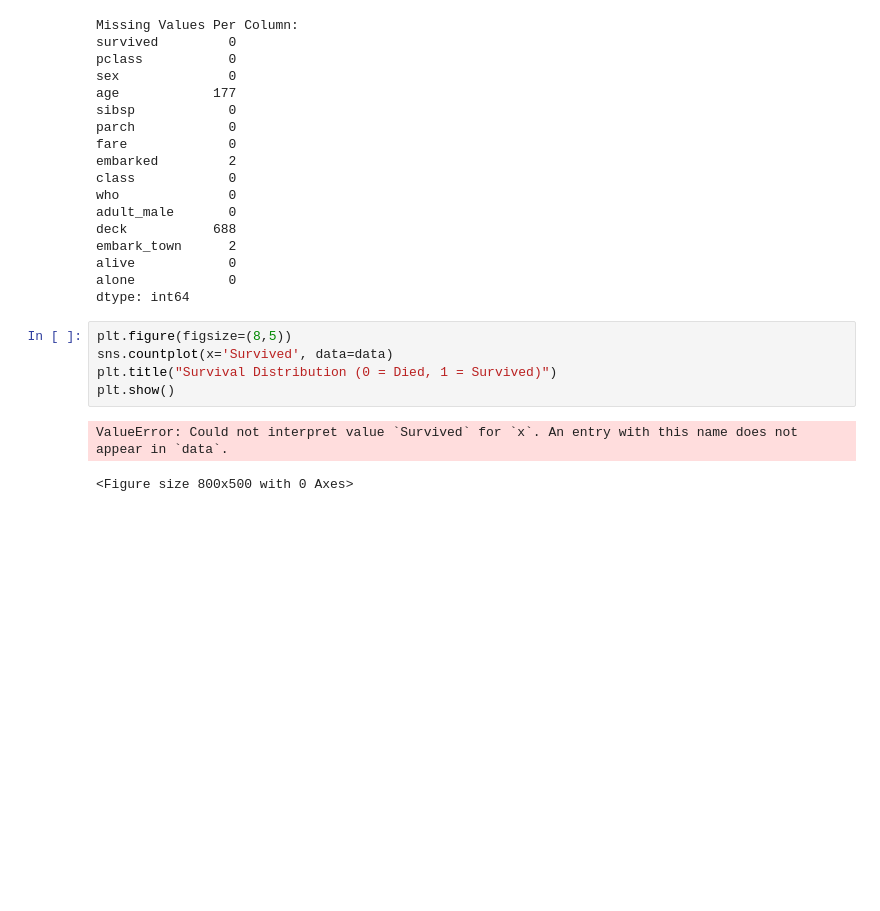
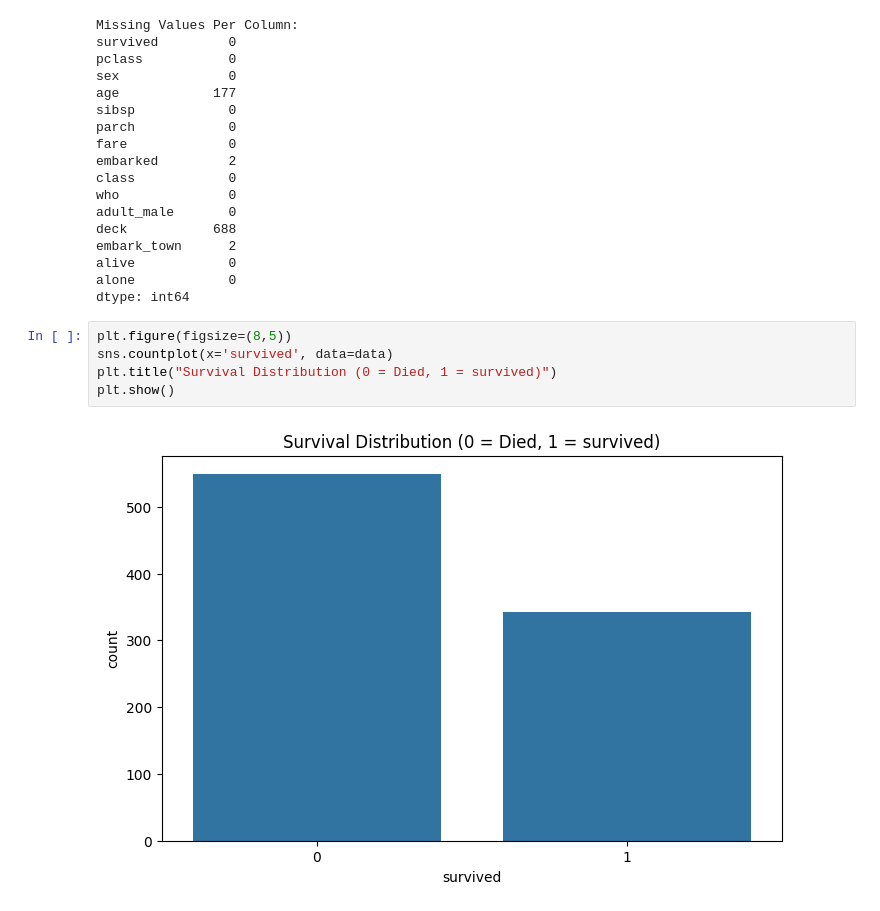
Before and after one commit to tashfeen786/AwferaMachineLearningProjects, a Jupyter notebook: Naive_Bayes_Classification.ipynb, the cells around one changed output. Drawn from its saved outputs; the diff is of its cells as text; blank space fills up the shorter version.

```diff
--- a/Naive_Bayes_Classification.ipynb
+++ b/Naive_Bayes_Classification.ipynb
@@ -84,9 +84,8 @@ alone            0
 dtype: int64
 # %%
 plt.figure(figsize=(8,5))
-sns.countplot(x='Survived', data=data)
-plt.title("Survival Distribution (0 = Died, 1 = Survived)")
+sns.countplot(x='survived', data=data)
+plt.title("Survival Distribution (0 = Died, 1 = survived)")
 plt.show()
 # %% [output]
-ValueError: Could not interpret value `Survived` for `x`. An entry with this name does not appear in `data`.
-<Figure size 800x500 with 0 Axes>
+[figure, added]
```
Also changed, not shown: parts of 5 cells of this notebook, 2 other files.
